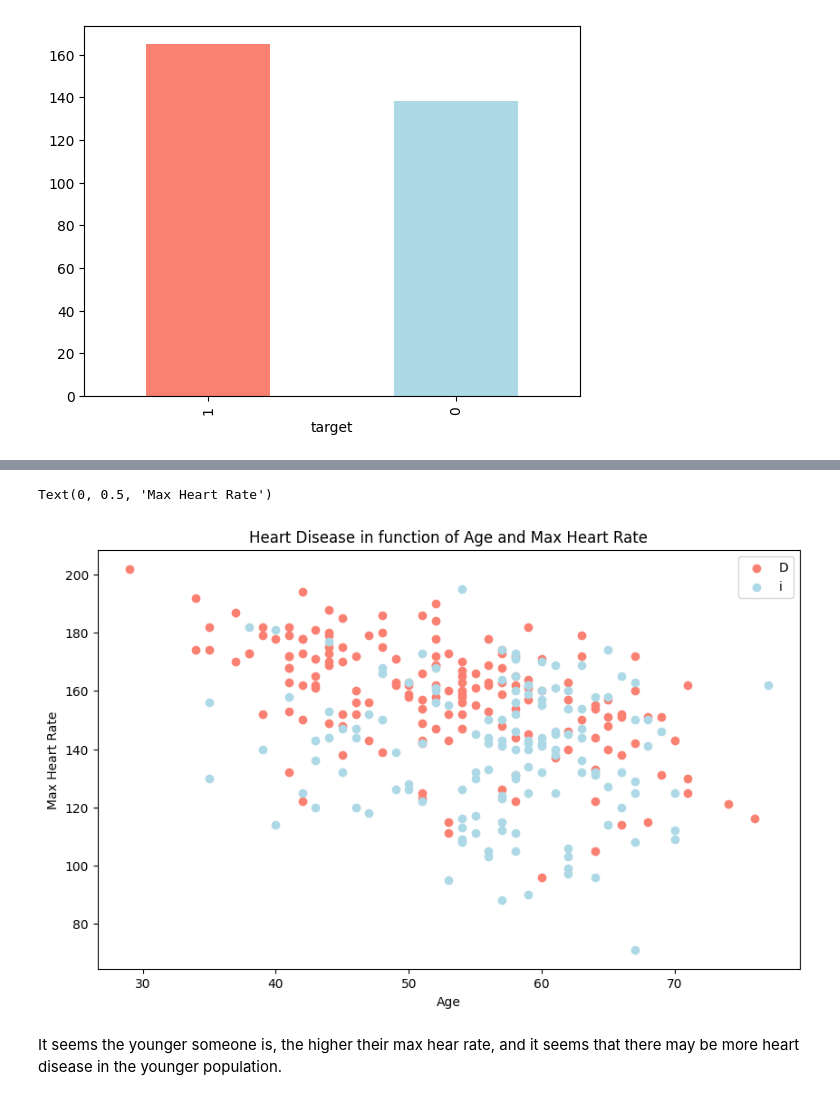
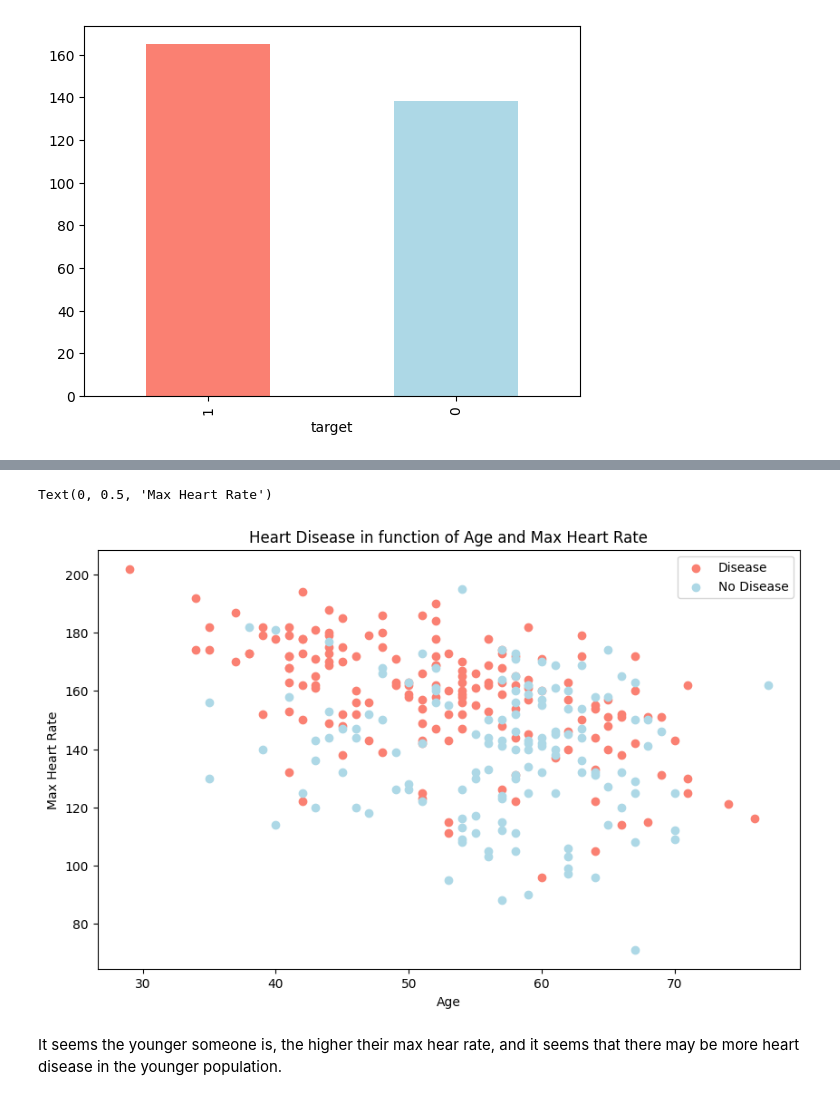
Before and after one commit to Amrovv/heart-disease-ML, a Jupyter notebook: notebooks/01-heart-disease-eda.ipynb, the cells around one changed output, grey strips where cells are left out. Cells and saved outputs as stored; diff of their text form; code cells hidden in the pictures.

```diff
--- a/notebooks/01-heart-disease-eda.ipynb
+++ b/notebooks/01-heart-disease-eda.ipynb
@@ -118,24 +119,24 @@ See: https://matplotlib.org/stable/users/explain/axes/legend_guide.html#controll
 # %%
 # Create figure
 plt.figure(figsize=(10,6))
 
 # Positive Examples
 plt.scatter(df.age[df.target==1],
             df.thalach[df.target==1],
             c="salmon")
 
 # Negative Examples
 plt.scatter(df.age[df.target==0],
             df.thalach[df.target==0],
             c="lightblue")
 
 plt.title("Heart Disease in function of Age and Max Heart Rate")
 plt.xlabel("Age")
-plt.legend("Disease, No Disease")
+plt.legend(["Disease", "No Disease"])
 plt.ylabel("Max Heart Rate")
 # %% [output]
 Text(0, 0.5, 'Max Heart Rate')
-[figure, old version]
+[figure, new version]
 # %% [markdown]
 It seems the younger someone is, the higher their max hear rate, and it seems that there may be more heart disease in the younger population.
 # %%
```
Also changed, not shown: parts of 3 cells of this notebook, 3 other files.
